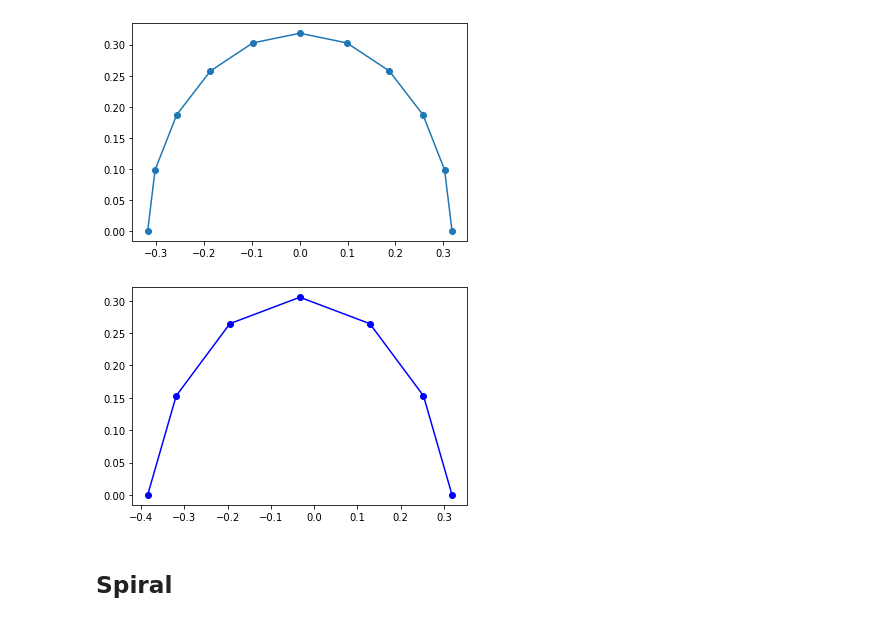
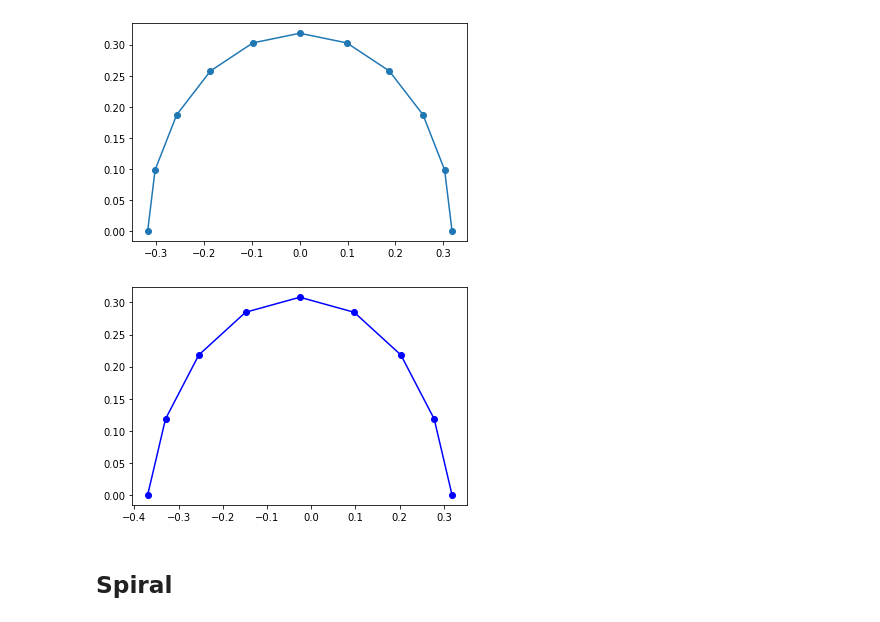
Before and after one commit to LinusBleistein/Signature-inversion, a Jupyter notebook: Example.ipynb, the cells around one changed output. Cells and saved outputs as stored; diff of their text form; code cells hidden in the pictures.

```diff
--- a/Example.ipynb
+++ b/Example.ipynb
@@ -25,15 +25,15 @@ plt.show()
 [figure]
 # %%
 path = torch.tensor(np.array((x1,x2)).T)
-n=6
+n=8
 
 signature = signatory.signature(path.unsqueeze(0), n)
 
 reconstructed_path=invert_signature(signature,n,2,first_point=path[0,:])
 plt.plot(reconstructed_path[:,0],reconstructed_path[:,1],c='blue',marker='o')
 plt.show()
 # %% [output]
-[figure, old version]
+[figure, new version]
 # %% [markdown]
 ##  Spiral
 # %%
```
Also changed, not shown: parts of 1 cell of this notebook, 1 other file.
